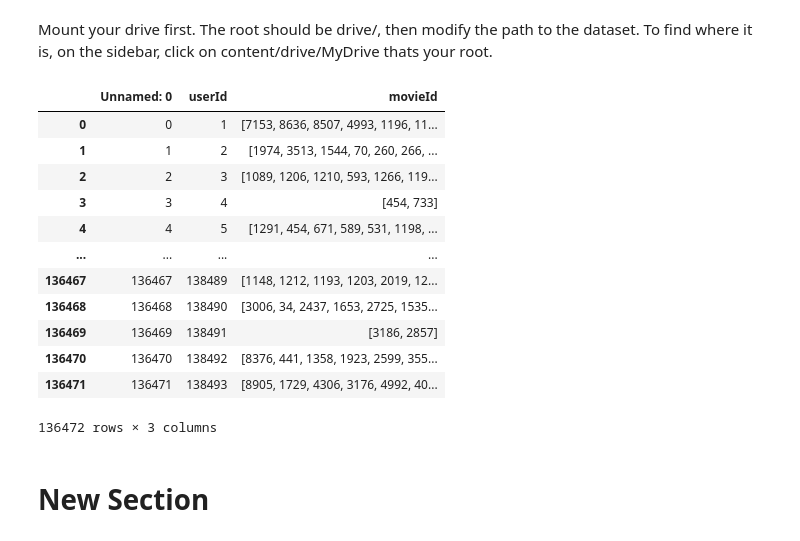
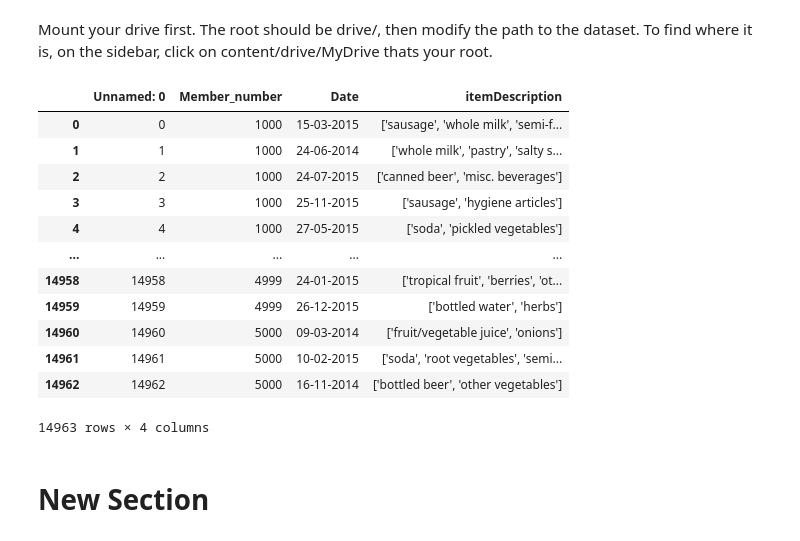
Before and after one commit to celerie/Data-mining-project, a Jupyter notebook: Verify_with_MLXtend.ipynb, the cells around one changed output. Saved outputs shown, nothing was run; the diff lists cells and outputs as text; code cells hidden in the pictures.

```diff
--- a/Verify_with_MLXtend.ipynb
+++ b/Verify_with_MLXtend.ipynb
@@ -7,24 +7,24 @@ Drive already mounted at /content/drive; to attempt to forcibly remount, call dr
 Mount your drive first. The root should be drive/, then modify the path to the dataset. To find where it is, on the sidebar, click on content/drive/MyDrive thats your root.
 # %%
 import pandas as pd
-drive_root = "processed/"
-filename = "movie.csv"
+drive_root = "data/processed/"
+filename = "groceries.csv"
 data = pd.read_csv(drive_root+filename)
 data
 # %% [output]
-|  | Unnamed: 0 | userId | movieId |
-| 0 | 0 | 1 | [7153, 8636, 8507, 4993, 1196, 11... |
-| 1 | 1 | 2 | [1974, 3513, 1544, 70, 260, 266, ... |
-| 2 | 2 | 3 | [1089, 1206, 1210, 593, 1266, 119... |
-| 3 | 3 | 4 | [454, 733] |
-| 4 | 4 | 5 | [1291, 454, 671, 589, 531, 1198, ... |
-| ... | ... | ... | ... |
-| 136467 | 136467 | 138489 | [1148, 1212, 1193, 1203, 2019, 12... |
-| 136468 | 136468 | 138490 | [3006, 34, 2437, 1653, 2725, 1535... |
-| 136469 | 136469 | 138491 | [3186, 2857] |
-| 136470 | 136470 | 138492 | [8376, 441, 1358, 1923, 2599, 355... |
-| 136471 | 136471 | 138493 | [8905, 1729, 4306, 3176, 4992, 40... |
+|  | Unnamed: 0 | Member_number | Date | itemDescription |
+| 0 | 0 | 1000 | 15-03-2015 | ['sausage', 'whole milk', 'semi-f... |
+| 1 | 1 | 1000 | 24-06-2014 | ['whole milk', 'pastry', 'salty s... |
+| 2 | 2 | 1000 | 24-07-2015 | ['canned beer', 'misc. beverages'] |
+| 3 | 3 | 1000 | 25-11-2015 | ['sausage', 'hygiene articles'] |
+| 4 | 4 | 1000 | 27-05-2015 | ['soda', 'pickled vegetables'] |
+| ... | ... | ... | ... | ... |
+| 14958 | 14958 | 4999 | 24-01-2015 | ['tropical fruit', 'berries', 'ot... |
+| 14959 | 14959 | 4999 | 26-12-2015 | ['bottled water', 'herbs'] |
+| 14960 | 14960 | 5000 | 09-03-2014 | ['fruit/vegetable juice', 'onions'] |
+| 14961 | 14961 | 5000 | 10-02-2015 | ['soda', 'root vegetables', 'semi... |
+| 14962 | 14962 | 5000 | 16-11-2014 | ['bottled beer', 'other vegetables'] |
-136472 rows × 3 columns
+14963 rows × 4 columns
 # %% [markdown]
 # New Section
 # %%
```
